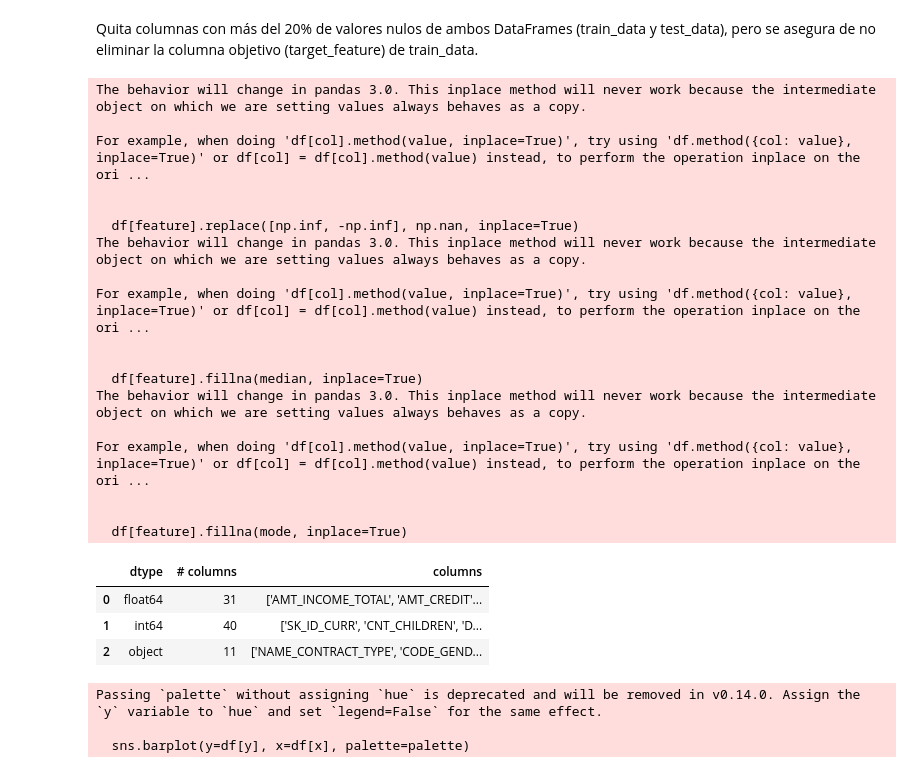
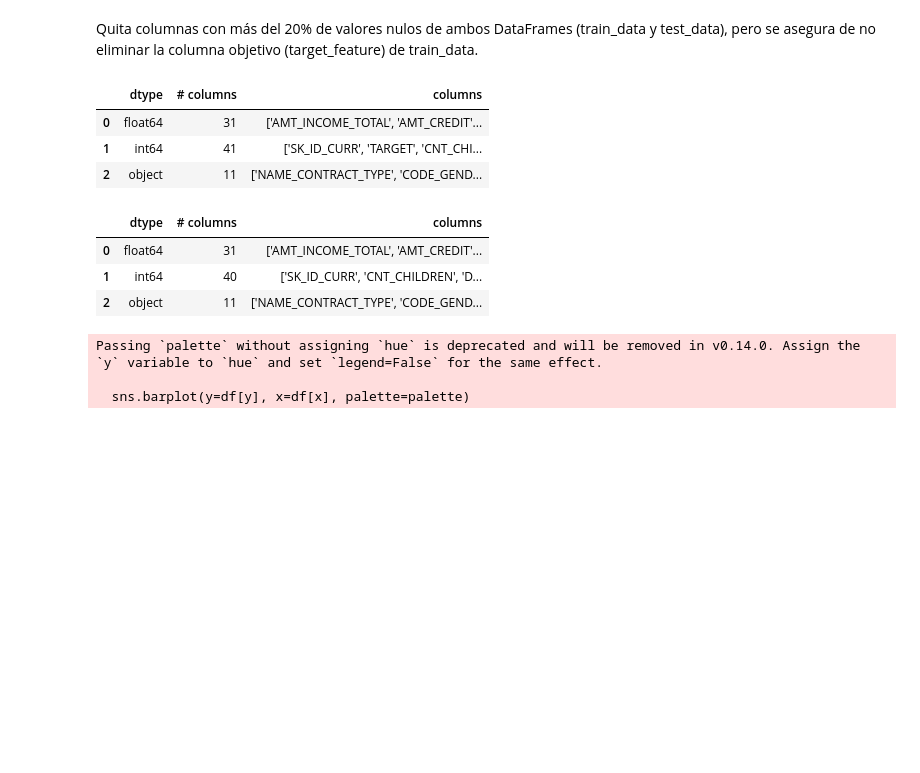
Before and after one commit to adasilvero/home-credit, a Jupyter notebook: home_credit_xgboost.ipynb, the cells around one changed output. Drawn from its saved outputs; the diff is of its cells as text; code cells hidden in the pictures; blank space fills up the shorter version.

```diff
--- a/home_credit_xgboost.ipynb
+++ b/home_credit_xgboost.ipynb
@@ -162,14 +159,15 @@ def fillna_and_replace_inf(df):
     categorical_features = df.select_dtypes(exclude=[np.number]).columns
     # Fill missing values and replace infinities for numerical features
     for feature in numerical_features:
-        df[feature].replace([np.inf, -np.inf], np.nan, inplace=True)
+        # Avoid inplace operations to fix FutureWarning
+        df[feature] = df[feature].replace([np.inf, -np.inf], np.nan)
         median = df[feature].median()
-        df[feature].fillna(median, inplace=True)
+        df[feature] = df[feature].fillna(median)
     # Fill missing values for categorical features
     for feature in categorical_features:
         if list(df[feature].mode()):
             mode = df[feature].mode()[0]
-            df[feature].fillna(mode, inplace=True)
+            df[feature] = df[feature].fillna(mode)
     return df
 
 from sklearn.preprocessing import LabelEncoder
@@ -472,52 +470,38 @@ test_data  = test_data.drop(columns=list(dropped_nan - set([target_feature])))
 # %%
 # Rellena valores faltantes en 'train' (mediana para numéricas, moda para categóricas) y reemplaza infinitos por NaN
 train = fillna_and_replace_inf(train_data)
 
 # Rellena valores faltantes en 'test' (mediana para numéricas, moda para categóricas) y reemplaza infinitos por NaN
 test  = fillna_and_replace_inf(test_data)
 
 # Bucle para procesar columnas de fechas/tiempos, pero está vacío ([]), así que no hace nada
 for feature in []:
     # Extraería características de fechas (año, mes, etc.) de la columna 'feature' en 'train'
     train = extract_date_features(train, [feature])
     # Extraería características de fechas (año, mes, etc.) de la columna 'feature' en 'test'
     test = extract_date_features(test, [feature])
     # Extraería características de tiempo (hora, minuto, etc.) de la columna 'feature' en 'train'
     train = extract_time_features(train, [feature])
     # Extraería características de tiempo (hora, minuto, etc.) de la columna 'feature' en 'test'
     test = extract_time_features(test, [feature])
     # Convertiría la columna 'feature' a entero y la dividiría por 10^18 en 'train' (ajuste de valores grandes, como timestamps)
     train[feature] = train[feature].astype(int) / 10**18
     # Convertiría la columna 'feature' a entero y la dividiría por 10^18 en 'test' (ajuste de valores grandes, como timestamps)
     test[feature] = test[feature].astype(int) / 10**18
 
 # Muestra una tabla con los tipos de datos de las columnas de 'train' (e.g., int64, float64) y cuántas hay de cada tipo
-df_dtypes(train)
+display(df_dtypes(train))
 
-df_dtypes(test)
+display(df_dtypes(test))
 # %% [output]
-The behavior will change in pandas 3.0. This inplace method will never work because the intermediate object on which we are setting values always behaves as a copy.
-
-For example, when doing 'df[col].method(value, inplace=True)', try using 'df.method({col: value}, inplace=True)' or df[col] = df[col].method(value) instead, to perform the operation inplace on the ori ...
-
-
-  df[feature].replace([np.inf, -np.inf], np.nan, inplace=True)
-The behavior will change in pandas 3.0. This inplace method will never work because the intermediate object on which we are setting values always behaves as a copy.
-
-For example, when doing 'df[col].method(value, inplace=True)', try using 'df.method({col: value}, inplace=True)' or df[col] = df[col].method(value) instead, to perform the operation inplace on the ori ...
-
-
-  df[feature].fillna(median, inplace=True)
-The behavior will change in pandas 3.0. This inplace method will never work because the intermediate object on which we are setting values always behaves as a copy.
-
-For example, when doing 'df[col].method(value, inplace=True)', try using 'df.method({col: value}, inplace=True)' or df[col] = df[col].method(value) instead, to perform the operation inplace on the ori ...
-
-
-  df[feature].fillna(mode, inplace=True)
 |  | dtype | # columns | columns |
 | 0 | float64 | 31 | ['AMT_INCOME_TOTAL', 'AMT_CREDIT'... |
-| 1 | int64 | 40 | ['SK_ID_CURR', 'CNT_CHILDREN', 'D... |
+| 1 | int64 | 41 | ['SK_ID_CURR', 'TARGET', 'CNT_CHI... |
 | 2 | object | 11 | ['NAME_CONTRACT_TYPE', 'CODE_GEND... |
+|  | dtype | # columns | columns |
+| 0 | float64 | 31 | ['AMT_INCOME_TOTAL', 'AMT_CREDIT'... |
+| 1 | int64 | 40 | ['SK_ID_CURR', 'CNT_CHILDREN', 'D... |
+| 2 | object | 11 | ['NAME_CONTRACT_TYPE', 'CODE_GEND... |
 # %%
 # Define una constante para el tamaño del dataset ajustado (1000 muestras)
 TUNE_DATASET_LEN = int(1e3)
```
Also changed, not shown: parts of 23 cells of this notebook.
